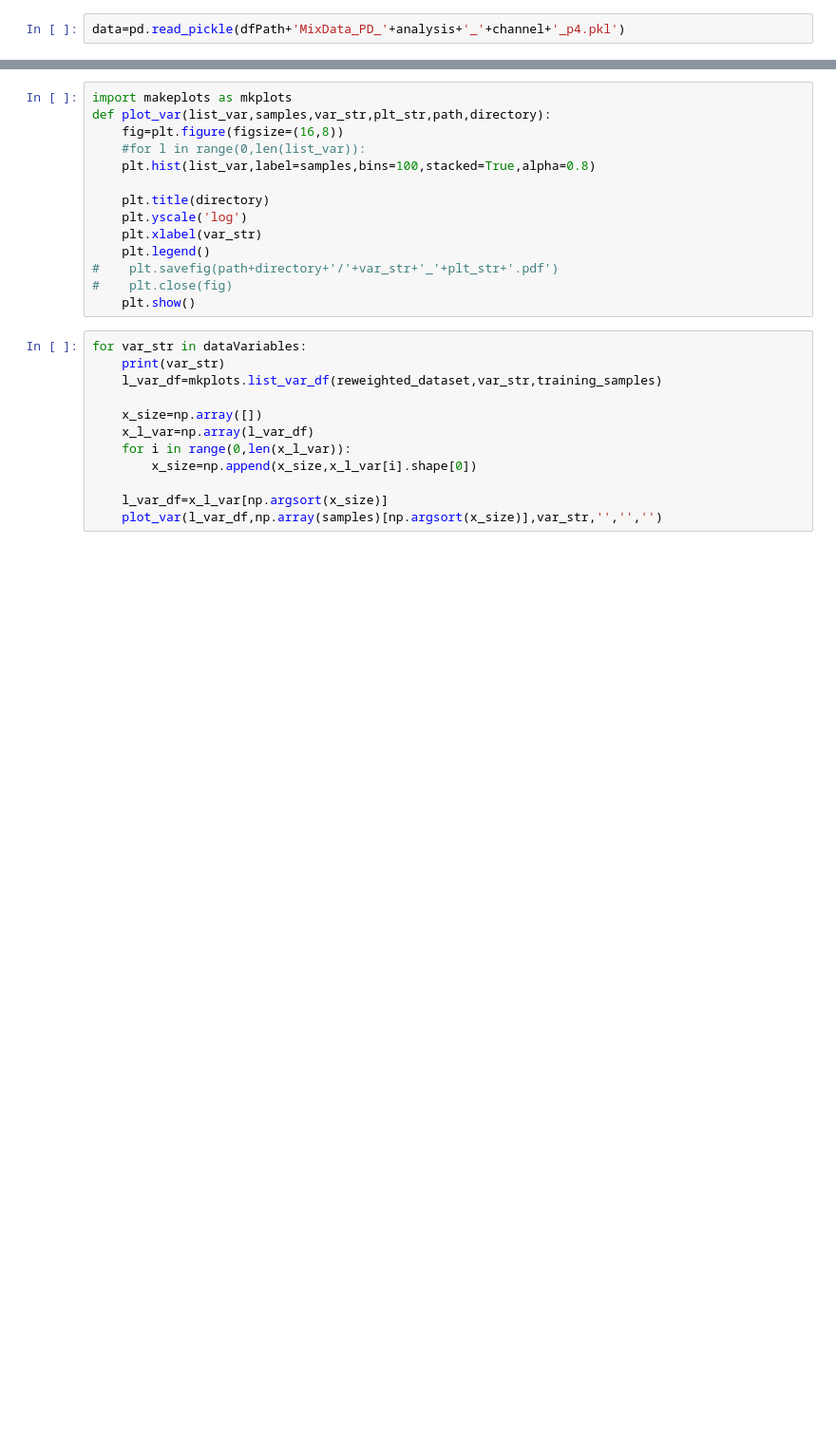
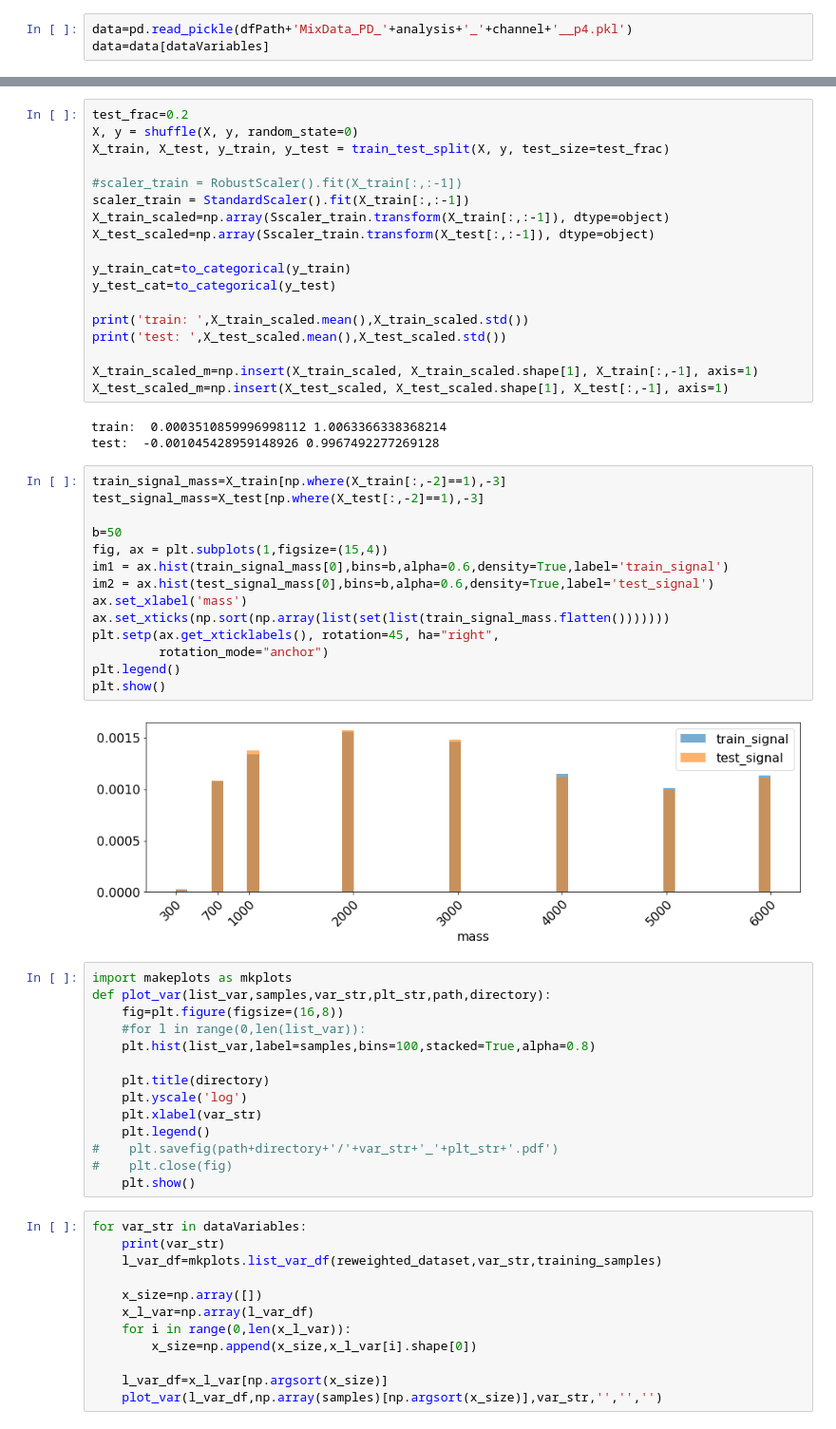
Before and after one commit to martinosal/LecceDNN, a Jupyter notebook: DatasetPreProcessing.ipynb, the cells around one changed output, grey strips where cells are left out. Shown: that part at 95% size. Drawn from its saved outputs; the diff is of its cells as text; blank space fills up the shorter version.

```diff
--- a/DatasetPreProcessing.ipynb
+++ b/DatasetPreProcessing.ipynb
@@ -67,2 +101,3 @@ with open(dfPath+'MixData_PD_'+analysis+'_'+channel+'_p4.pkl', "rb") as fh:
 # %%
-data=pd.read_pickle(dfPath+'MixData_PD_'+analysis+'_'+channel+'_p4.pkl')
+data=pd.read_pickle(dfPath+'MixData_PD_'+analysis+'_'+channel+'__p4.pkl')
+data=data[dataVariables]
@@ -210,3 +220,40 @@ reweighted_dataset.to_pickle(dfPath + 'MixData_PD_' + analysis + '_' + channel +
+# %%
+test_frac=0.2
+X, y = shuffle(X, y, random_state=0)
+X_train, X_test, y_train, y_test = train_test_split(X, y, test_size=test_frac)
+
+#scaler_train = RobustScaler().fit(X_train[:,:-1])
+scaler_train = StandardScaler().fit(X_train[:,:-1])
+X_train_scaled=np.array(Sscaler_train.transform(X_train[:,:-1]), dtype=object)
+X_test_scaled=np.array(Sscaler_train.transform(X_test[:,:-1]), dtype=object)
+
+y_train_cat=to_categorical(y_train)
+y_test_cat=to_categorical(y_test)
+
+print('train: ',X_train_scaled.mean(),X_train_scaled.std())
+print('test: ',X_test_scaled.mean(),X_test_scaled.std())
+
+X_train_scaled_m=np.insert(X_train_scaled, X_train_scaled.shape[1], X_train[:,-1], axis=1)
+X_test_scaled_m=np.insert(X_test_scaled, X_test_scaled.shape[1], X_test[:,-1], axis=1)
+# %% [output]
+train:  0.0003510859996998112 1.0063366338368214
+test:  -0.001045428959148926 0.9967492277269128
+# %%
+train_signal_mass=X_train[np.where(X_train[:,-2]==1),-3]
+test_signal_mass=X_test[np.where(X_test[:,-2]==1),-3]
+
+b=50
+fig, ax = plt.subplots(1,figsize=(15,4))
+im1 = ax.hist(train_signal_mass[0],bins=b,alpha=0.6,density=True,label='train_signal')
+im2 = ax.hist(test_signal_mass[0],bins=b,alpha=0.6,density=True,label='test_signal')
+ax.set_xlabel('mass')
+ax.set_xticks(np.sort(np.array(list(set(list(train_signal_mass.flatten()))))))
+plt.setp(ax.get_xticklabels(), rotation=45, ha="right",
+         rotation_mode="anchor")
+plt.legend()
+plt.show()
+# %% [output]
+[figure, added]
 # %%
 import makeplots as mkplots
 def plot_var(list_var,samples,var_str,plt_str,path,directory):
```
Also changed, not shown: parts of 26 cells of this notebook, 2 other files.
